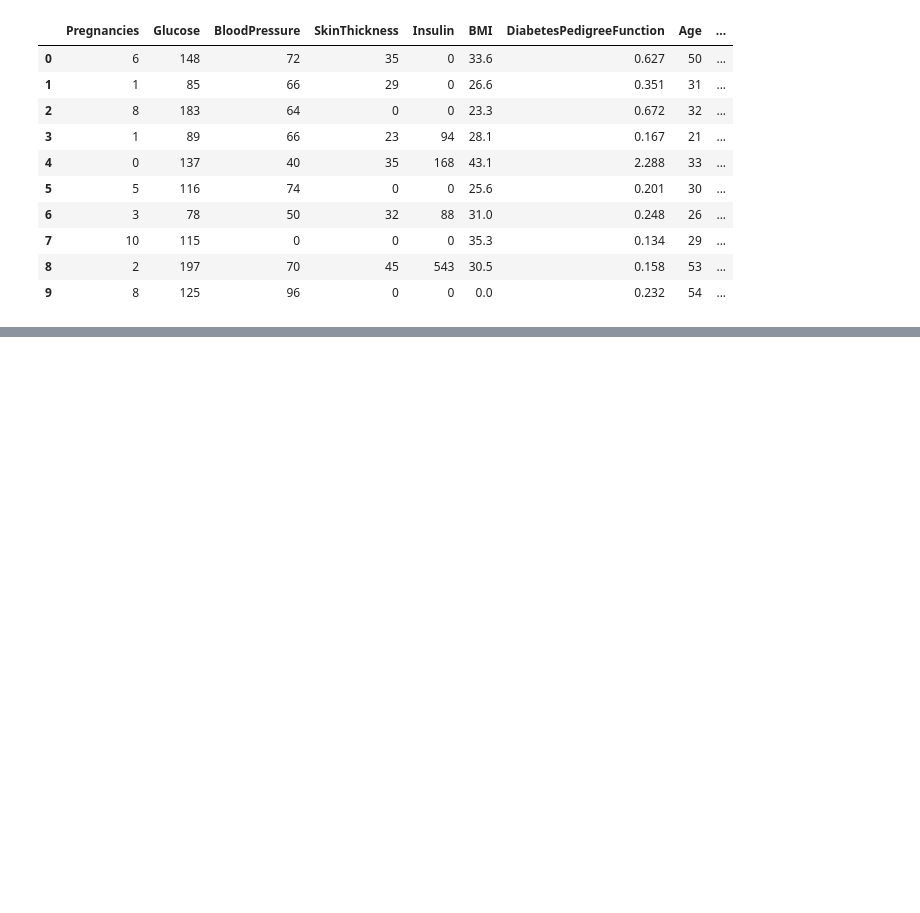
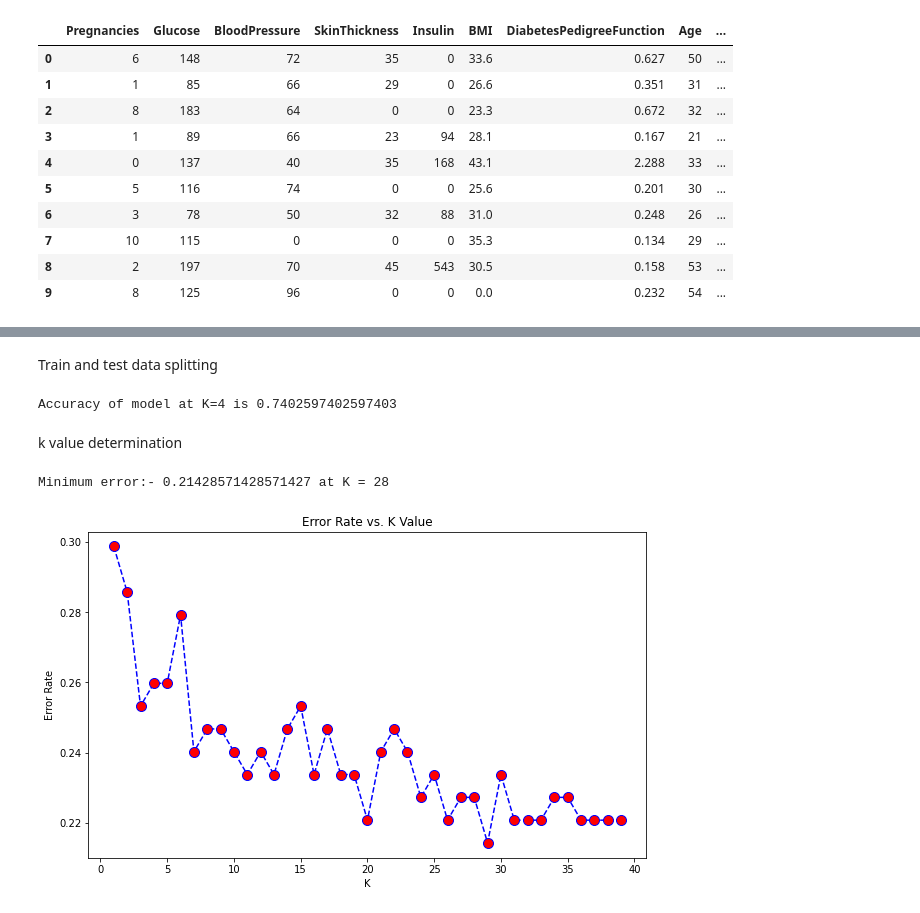
Before and after one commit to Ssudha820/Working-with-KNN, a Jupyter notebook: Diabetic_classification.ipynb, the cells around one changed output, grey strips where cells are left out. Cells and saved outputs as stored; diff of their text form; code cells hidden in the pictures; blank space fills up the shorter version.

```diff
--- a/Diabetic_classification.ipynb
+++ b/Diabetic_classification.ipynb
@@ -32,3 +32,11 @@ df2.head(10)
 | 7 | 10 | 115 | 0 | 0 | 0 | 35.3 | 0.134 | 29 | ... |
 | 8 | 2 | 197 | 70 | 45 | 543 | 30.5 | 0.158 | 53 | ... |
 | 9 | 8 | 125 | 96 | 0 | 0 | 0.0 | 0.232 | 54 | ... |
+# %%
+X = df2.drop(['Outcome'], axis = 1)
+y = df2['Outcome']
+print(X)
+##print(y)
+from sklearn import preprocessing
+X = preprocessing.StandardScaler().fit(X).transform(X.astype(float))
+print(X)
@@ -34,0 +61,34 @@ df2.head(10)
+# %% [markdown]
+Train and test data splitting
+# %%
+from sklearn.model_selection import train_test_split
+X_train, X_test, y_train, y_test = train_test_split( X, y, test_size=0.2, random_state=4)
+
+from sklearn.neighbors import KNeighborsClassifier
+from sklearn import metrics
+k = 4
+neigh = KNeighborsClassifier(n_neighbors = k).fit(X_train,y_train)
+Pred_y = neigh.predict(X_test)
+print("Accuracy of model at K=4 is",metrics.accuracy_score(y_test, Pred_y))
+# %% [output]
+Accuracy of model at K=4 is 0.7402597402597403
+# %% [markdown]
+k value determination
+# %%
+error_rate = []
+for i in range(1,40):
+ knn = KNeighborsClassifier(n_neighbors=i)
+ knn.fit(X_train,y_train)
+ pred_i = knn.predict(X_test)
+ error_rate.append(np.mean(pred_i != y_test))
+
+plt.figure(figsize=(10,6))
+plt.plot(range(1,40),error_rate,color='blue', linestyle='dashed',
+         marker='o',markerfacecolor='red', markersize=10)
+plt.title('Error Rate vs. K Value')
+plt.xlabel('K')
+plt.ylabel('Error Rate')
+print("Minimum error:-",min(error_rate),"at K =",error_rate.index(min(error_rate)))
+# %% [output]
+Minimum error:- 0.21428571428571427 at K = 28
+[figure, added]
```
Also changed, not shown: parts of 4 cells of this notebook.
